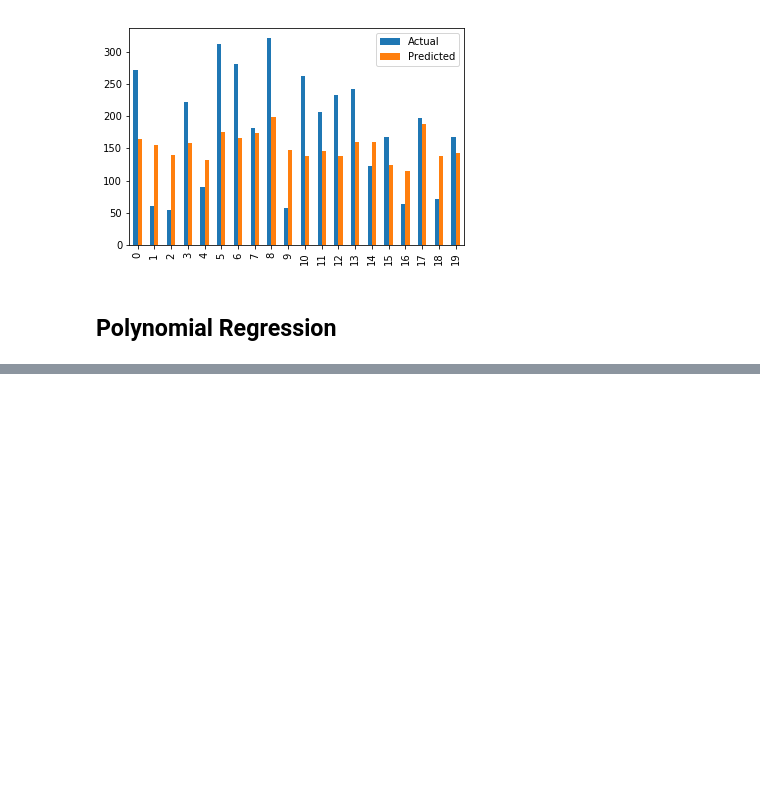
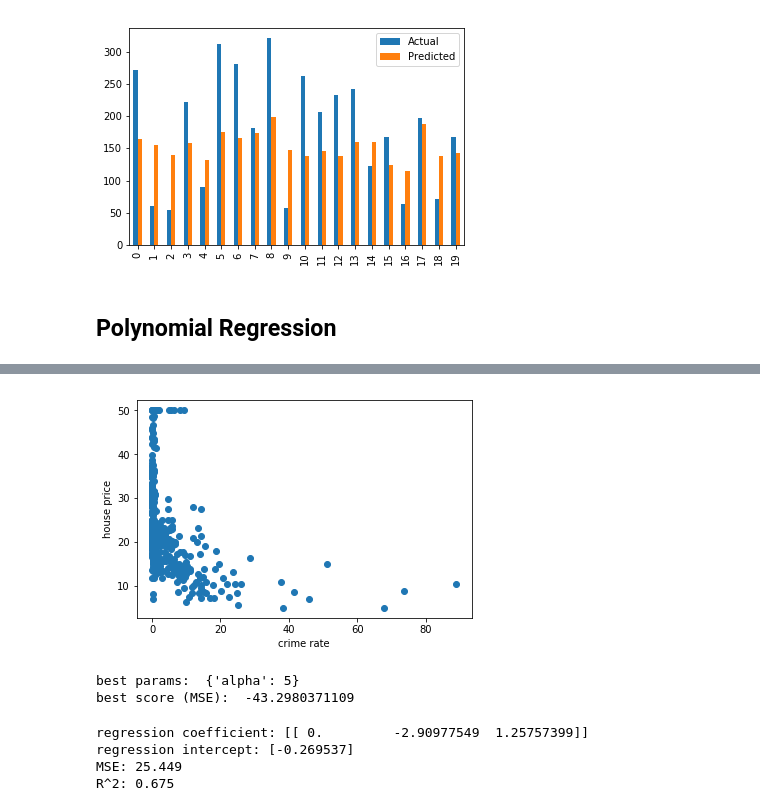
Before and after one commit to VMawson/Data_Science_Tutorials, a Jupyter notebook: Regression- Continuous_Variables.ipynb, the cells around one changed output, grey strips where cells are left out. Cells and saved outputs as stored; diff of their text form; code cells hidden in the pictures; blank space fills up the shorter version.

```diff
--- a/Regression- Continuous_Variables.ipynb
+++ b/Regression- Continuous_Variables.ipynb
@@ -199,0 +279,7 @@ plt.show()
+# %%
+plt.scatter(boston_data['CRIM'], boston_target)
+plt.xlabel('crime rate')
+plt.ylabel('house price')
+plt.show()
+# %% [output]
+[figure, added]
@@ -199,0 +290,24 @@ plt.show()
+# %%
+# find the value of alpha to use
+params= {'alpha': [1e-15, 1e-13, 1e-11, 1e-9, 1e-7, 1e-5, 1e-3, 1e-1, 1, 5, 10, 20]}
+ridge_CV= GridSearchCV(ridge, params, cv=3, scoring='neg_mean_squared_error')
+ridge_CV.fit(x_train, y_train)
+print('best params: ', ridge_CV.best_params_)
+print('best score (MSE): ', ridge_CV.best_score_)
+# %% [output]
+best params:  {'alpha': 5}
+best score (MSE):  -43.2980371109
+# %%
+# develop model
+ridge=Ridge(alpha=5)
+ridge.fit(x_train, y_train)
+predictions=ridge.predict(x_test)
+print('regression coefficient:', regr.coef_)
+print('regression intercept:', regr.intercept_)
+print('MSE: %.3f' % metrics.mean_squared_error(y_test, predictions))
+print('R^2: %.3f' % metrics.r2_score(y_test, predictions))
+# %% [output]
+regression coefficient: [[ 0.         -2.90977549  1.25757399]]
+regression intercept: [-0.269537]
+MSE: 25.449
+R^2: 0.675
```
Also changed, not shown: parts of 20 cells of this notebook.
